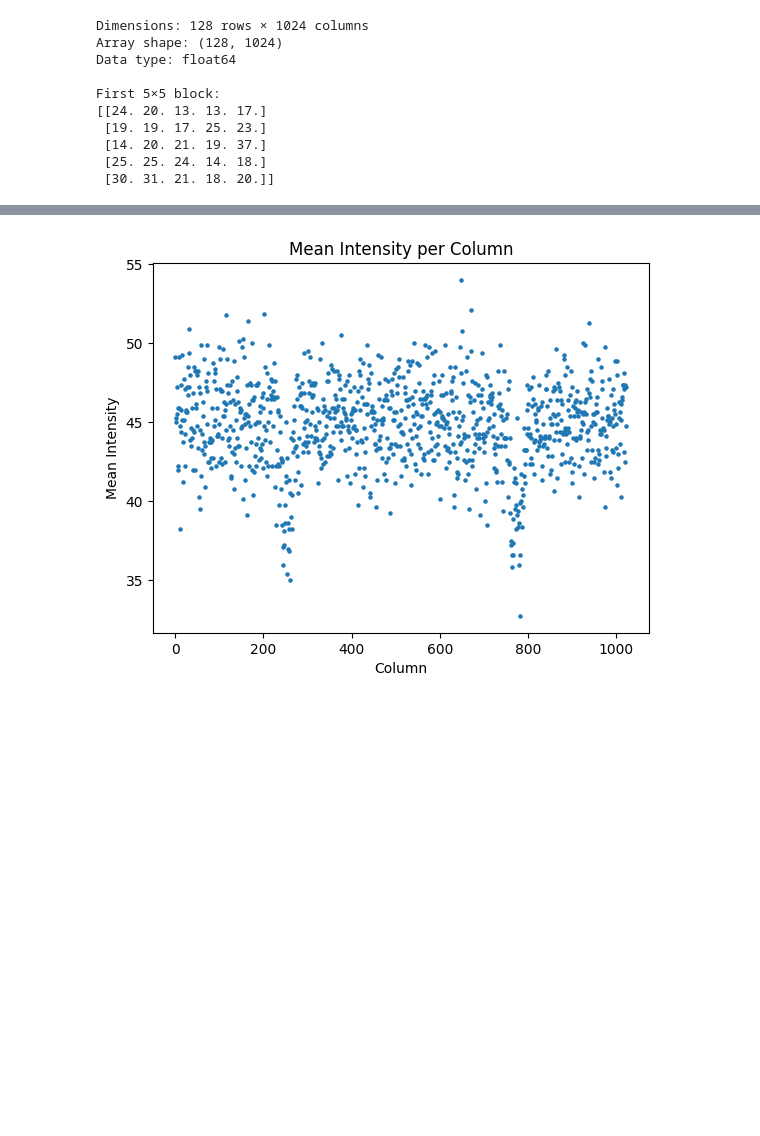
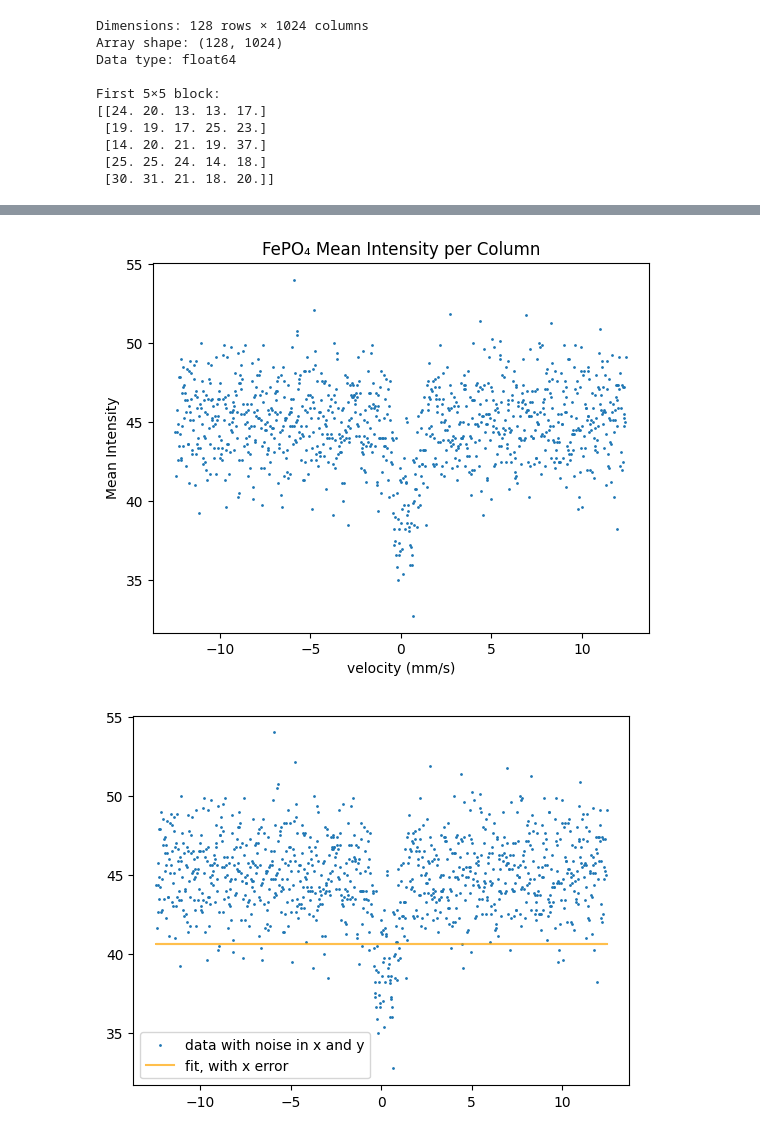
Before and after one commit to thexwon/P4, a Jupyter notebook: Mößbauer Effect/moessbauer.ipynb, the cells around one changed output, grey strips where cells are left out. Saved outputs shown, nothing was run; the diff lists cells and outputs as text; code cells hidden in the pictures; blank space fills up the shorter version.

```diff
--- a/Mößbauer Effect/moessbauer.ipynb
+++ b/Mößbauer Effect/moessbauer.ipynb
@@ -8,0 +12,14 @@ import scipy.constants as c
+# %%
+velocity_calib = np.loadtxt('fit_results.csv', delimiter=',',skiprows=1)
+velocity = velocity_calib[:,1]
+velocity_uncertainty = velocity_calib[:,2]
+plt.plot(velocity*10**3)
+plt.ylabel('Velocity (mm/s)')
+plt.xlabel('Channel Number')
+
+
+def objective_with_xerr(params, x, y, yerr, xerr):
+    model = peak_model(params, x)
+    dmodel_dx = np.gradient(model) / np.gradient(x)
+    dmodel = np.sqrt(yerr**2 + (xerr*dmodel_dx)**2)
+    return (model - y) / dmodel
@@ -95,13 +114,43 @@ Array shape: (128, 1024)
 Intensity range: 0.0 - 85.0
 # %%
 # Calculate mean along axis 0 (rows) for each column
-x = np.arange(data_2d[17:25,:].shape[1])
 y = np.mean(data_2d[17:25,:], axis=0)
 
-plt.scatter(x, y, s=5)
-plt.xlabel('Column')
+plt.scatter(velocity*10**3, y, s=1)
+plt.xlabel('velocity (mm/s)')
 plt.ylabel('Mean Intensity')
-plt.title('Mean Intensity per Column')
+plt.title('FePO₄ Mean Intensity per Column')
 plt.show()
+
+
+def peak_model(params, x):
+    amp = params['amp'].value
+    cen = params['cen'].value
+    sig = params['sig'].value
+    offset = params['offset'].value
+    amp2 = params['amp2'].value
+    cen2 = params['cen2'].value
+    sig2 = params['sig2'].value
+    #slope = params['slope'].value
+    #model = offset + slope*x +  lorentzian(x, amp, cen, sigma=sig)
+    model = offset +  lorentzian(x, amp, cen, sigma=sig) +lorentzian(x, amp2, cen2, sigma=sig2)
+
+    return model
+
+
+params = create_params(amp= -10, cen=-1e-4, sig=1, amp2= -10, cen2=1e-3, sig2=1, slope=0, offset=45)
+
+mini2 = Minimizer(objective_with_xerr, params, fcn_args=(velocity[np.where(np.abs(velocity) <0.001)], y[np.where(np.abs(velocity) <0.001)], np.sqrt(y)[np.where(np.abs(velocity) <0.001)], velocity_uncertainty[np.where(np.abs(velocity) <0.001)]))
+result2 = mini2.minimize()
+
+bestfit2 = peak_model(result2.params, velocity)
+
+plt.scatter(velocity*10**3, y,s=1, label='data with noise in x and y')
+plt.plot(velocity*10**3, bestfit2, label='fit, with x error',color="orange",alpha=0.7)
+plt.legend()
+plt.show()
+
+print(report_fit(result2))
 # %% [output]
-[figure, old version]
+[figure, new version]
+[figure, added]
```
Also changed, not shown: parts of 10 cells of this notebook, 1 other file.
